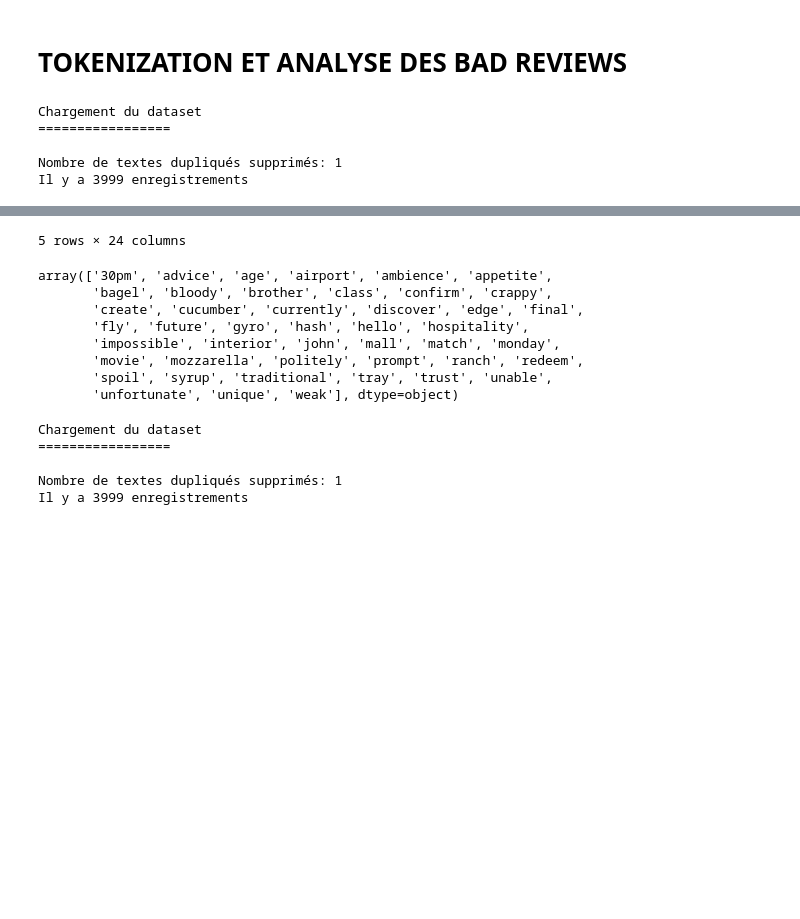
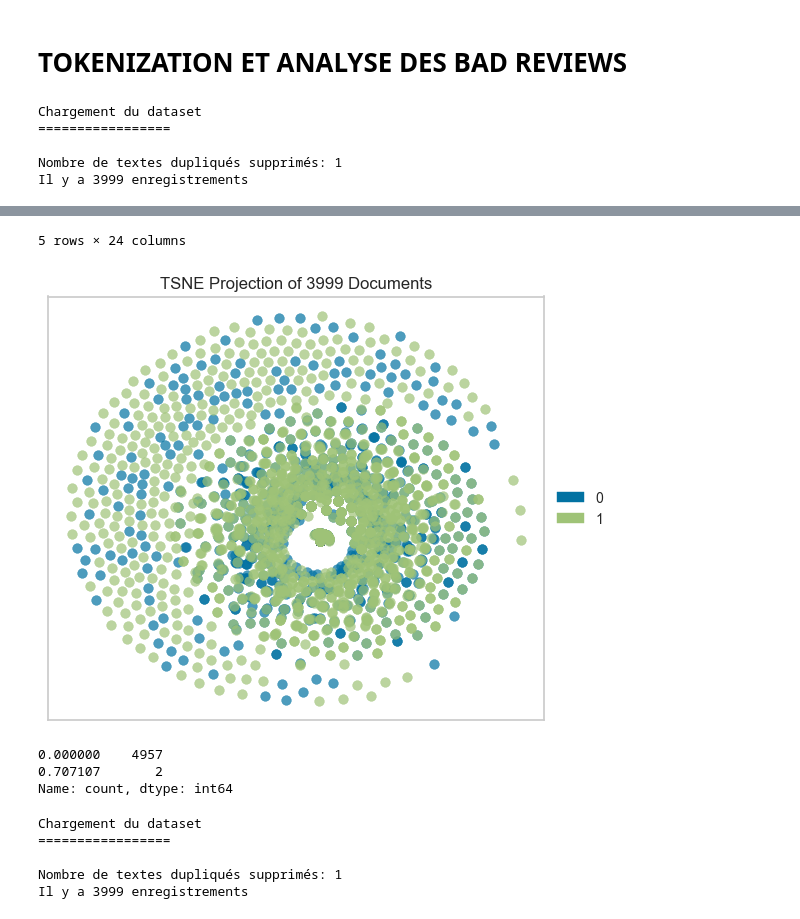
Before and after one commit to CODEheures/oc-ingenieur-ia, a Jupyter notebook: p6/projet/preprocess_text.ipynb, the cells around one changed output, grey strips where cells are left out. Cells and saved outputs as stored; diff of their text form; code cells hidden in the pictures; blank space fills up the shorter version.

```diff
--- a/p6/projet/preprocess_text.ipynb
+++ b/p6/projet/preprocess_text.ipynb
@@ -457,6 +457,8 @@ def tf_idf(reviews_file, drop_words_frequency_under = 4, drop_most_frequent_word
     tsne = TSNEVisualizer(decompose_by=min(50, values.shape[1]), decompose='svd')
     tsne.fit(values, reviews[tsne_target])
     tsne.show()
+
+    return values, vectorizer
 
 
 def find_topics(reviews_file, drop_words_frequency_under = 4, drop_most_frequent_words = 100, n_topics = 10, n_topic_top_words=10, verbose = 0):
@@ -546,32 +548,28 @@ def find_topics(reviews_file, drop_words_frequency_under = 4, drop_most_frequent
 
     return topics
 # %%
-tf_idf(reviews_file=bad_reviews_file, drop_words_frequency_under=2, drop_most_frequent_words=1, tsne_target='stars', verbose=3)
+values, vectorizer = tf_idf(reviews_file=bad_reviews_file, drop_words_frequency_under=2, drop_most_frequent_words=1, tsne_target='is_open', verbose=3)
 # %% [output]
 Chargement du dataset
 =================
 
 Nombre de textes dupliqués supprimés: 1
 Il y a 3999 enregistrements
 |  | review_id | user_id | business_id | stars | useful | funny | cool | text | date | name | ... |
 | index |  |  |  |  |  |  |  |  |  |  | ... |
 | 23557 | bwzBtlz9KJY1BYsfYAb4kw | n82v9E_jsUIZLBKLM8t4AA | mLUWI7YYwaqTWgmbjOXvKw | 1 | 4 | 0 | 1 | Epic fail. 15 minutes after we or... | 2013-10-06 00:52:32 | Tony Luke's | ... |
 | 11173 | Cyr7GBIKxT51dVdWjOeifg | bJqLZsSEIzUE5lgYV7Lqjw | EKbb62ui8LgHk3B7OJMyBw | 1 | 1 | 0 | 0 | Awful experience, the $10 rolls I... | 2018-08-05 02:50:01 | Mizu Sushi Bar | ... |
 | 22739 | wbFN4VLimjelGIq34cYHNw | eFS6uTKsFqwwv2l9gAZHjA | Ql466RUZPLvKo_Cc9kIWzQ | 1 | 0 | 0 | 0 | Very sad to say, they are closed.... | 2016-10-02 20:01:43 | New Kimono Sushi Bar Japanese & C... | ... |
 | 7818 | 0vi4TMRh9AmemRzAK0WBbQ | mk7YUpkF3CZfkYmD_P3PUA | LliHsFTWhHFlba5HiWHNcg | 1 | 3 | 0 | 0 | Poor service. Went for lunch. Ser... | 2012-04-29 16:04:50 | Sushi Ai | ... |
 | 28097 | TpX0ze4bK1RBsuadYwWrjw | 0wrY4WgRAHMRjvI5tgP2Zg | jGewGnIYcf9LFBcR8lMC5g | 1 | 0 | 0 | 0 | My eyes r still watering .. What ... | 2015-11-20 23:24:04 | Picasso Restaurant & Bar | ... |
 5 rows × 24 columns
+[figure, added]
-# %%
-vectorizer.get_feature_names_out()
-# %% [output]
-array(['30pm', 'advice', 'age', 'airport', 'ambience', 'appetite',
-       'bagel', 'bloody', 'brother', 'class', 'confirm', 'crappy',
-       'create', 'cucumber', 'currently', 'discover', 'edge', 'final',
-       'fly', 'future', 'gyro', 'hash', 'hello', 'hospitality',
-       'impossible', 'interior', 'john', 'mall', 'match', 'monday',
-       'movie', 'mozzarella', 'politely', 'prompt', 'ranch', 'redeem',
-       'spoil', 'syrup', 'traditional', 'tray', 'trust', 'unable',
-       'unfortunate', 'unique', 'weak'], dtype=object)
+# %%
+pd.Series(values.toarray()[0]).value_counts()
+# %% [output]
+0.000000    4957
+0.707107       2
+Name: count, dtype: int64
 # %%
 topics = find_topics(reviews_file=bad_reviews_file,
                      drop_words_frequency_under=2,
```
Also changed, not shown: parts of 4 cells of this notebook.
